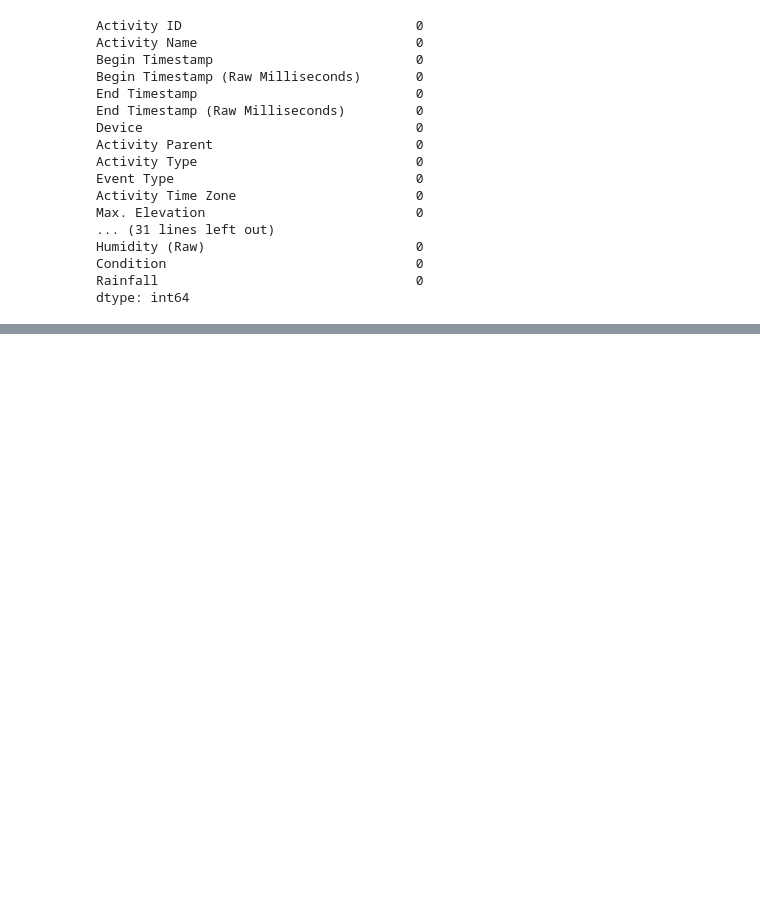
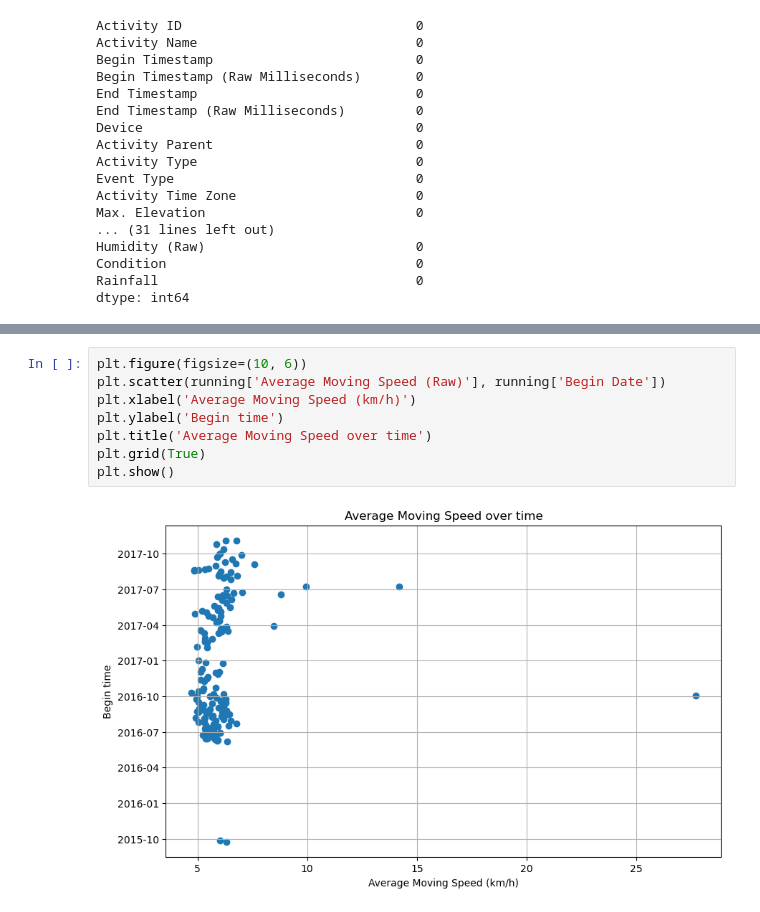
Before and after one commit to Redback-Operations/redback-fit-sports-performance, a Jupyter notebook: Running Analysis/running_analysis.ipynb, the cells around one changed output, grey strips where cells are left out. Saved outputs shown, nothing was run; the diff lists cells and outputs as text; blank space fills up the shorter version.

```diff
--- a/Running Analysis/running_analysis.ipynb
+++ b/Running Analysis/running_analysis.ipynb
@@ -266,0 +231,10 @@ Intercept: 2392.6129032258063
+# %%
+plt.figure(figsize=(10, 6))
+plt.scatter(running['Average Moving Speed (Raw)'], running['Begin Date'])
+plt.xlabel('Average Moving Speed (km/h)')
+plt.ylabel('Begin time')
+plt.title('Average Moving Speed over time')
+plt.grid(True)
+plt.show()
+# %% [output]
+[figure, added]
```
Also changed, not shown: parts of 25 cells of this notebook, 2 other files.
